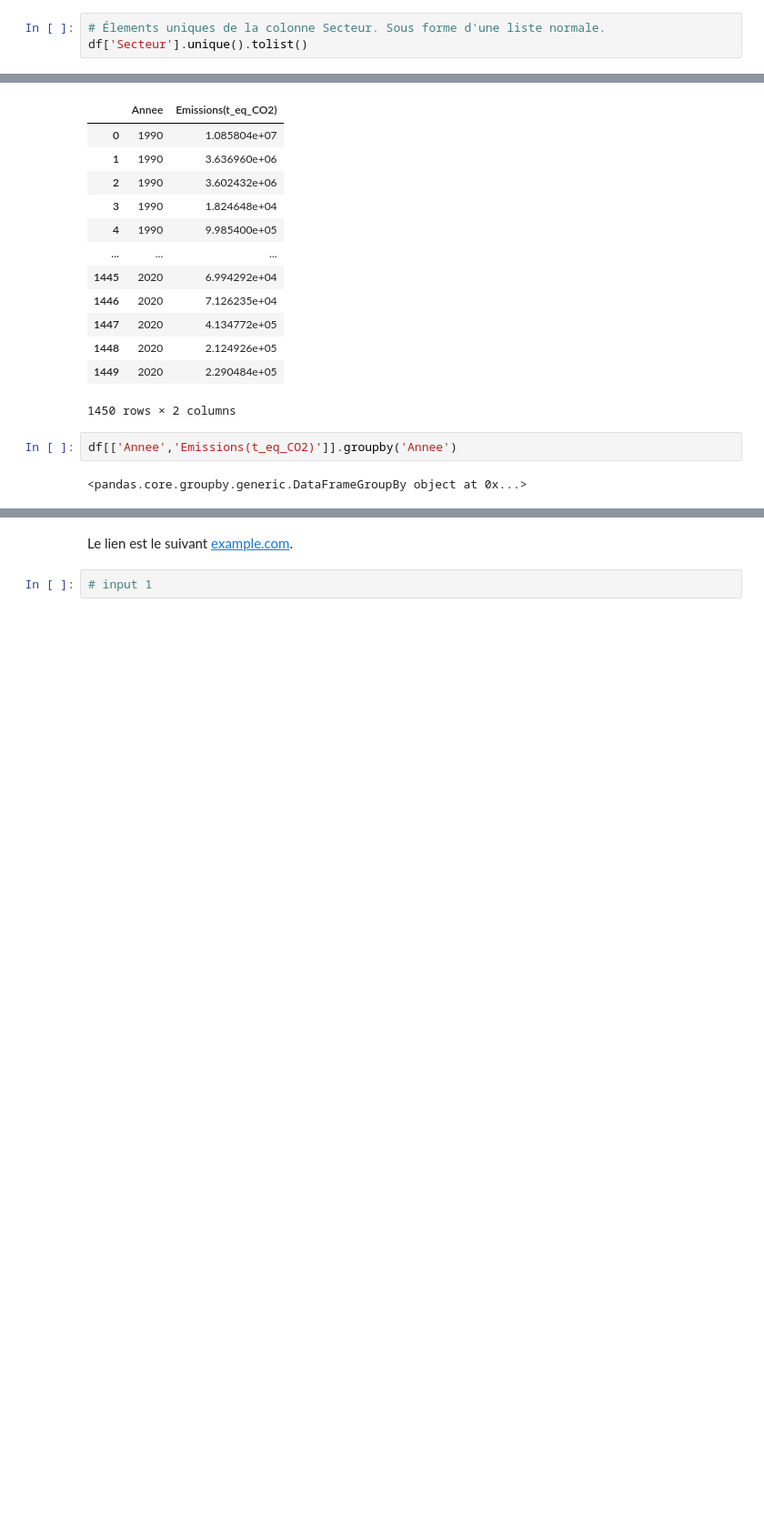
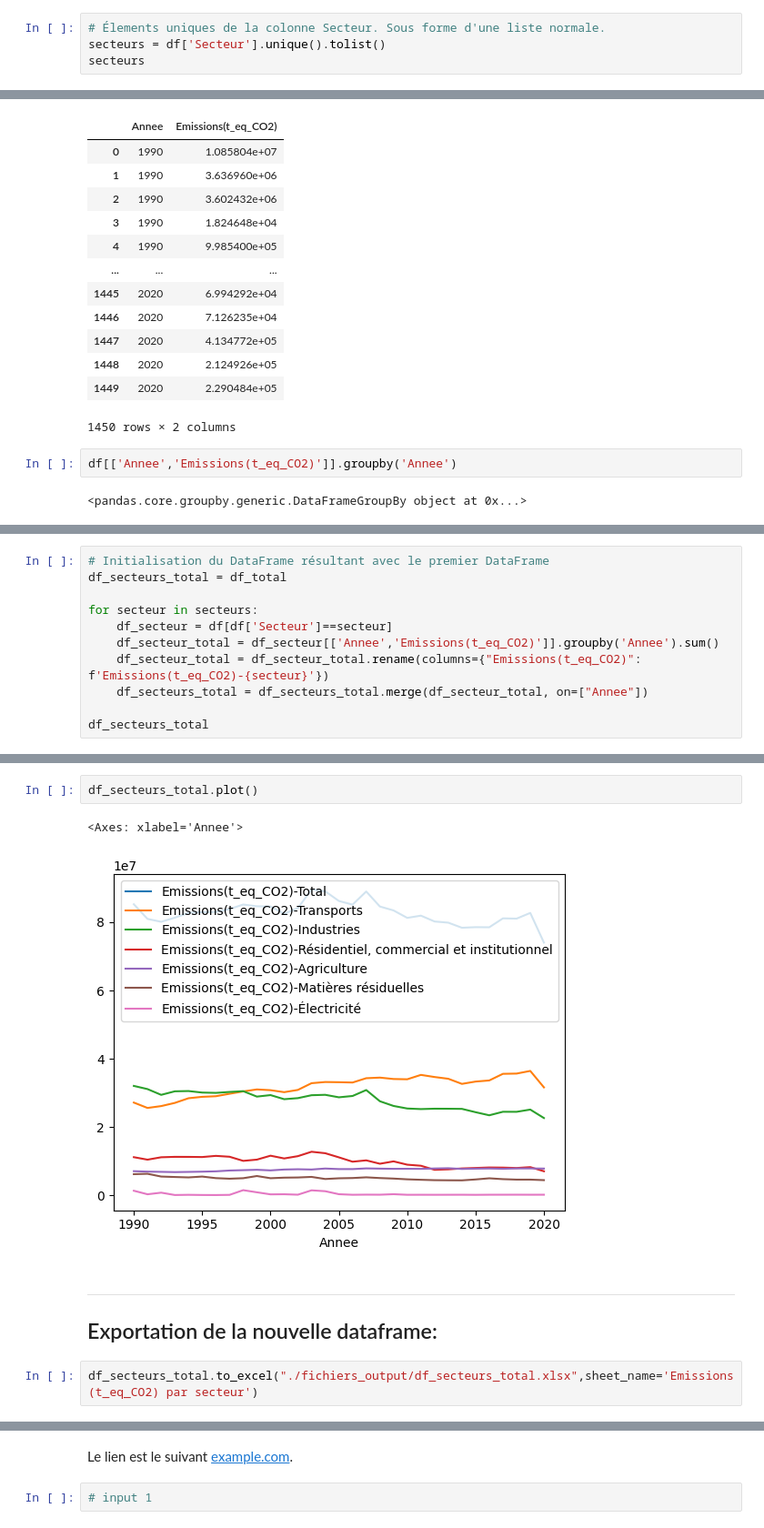
Before and after one commit to benjamingosselincliche/sciencesdelanature-garneau-catalogue-jupyter, a Jupyter notebook: catalogue/201-SN2-05-Ecologie/Les_GES_au_Quebec/Les_GES_au_Quebec.ipynb, the cells around one changed output, grey strips where cells are left out. Shown at 91% size. Drawn from its saved outputs; the diff is of its cells as text; blank space fills up the shorter version.

```diff
--- a/catalogue/201-SN2-05-Ecologie/Les_GES_au_Quebec/Les_GES_au_Quebec.ipynb
+++ b/catalogue/201-SN2-05-Ecologie/Les_GES_au_Quebec/Les_GES_au_Quebec.ipynb
@@ -109,7 +110,8 @@ RangeIndex(start=0, stop=1450, step=1)
 df['Annee'];
 # %%
 # Élements uniques de la colonne Secteur. Sous forme d'une liste normale.
-df['Secteur'].unique().tolist()
+secteurs = df['Secteur'].unique().tolist()
+secteurs
 # %% [output]
 ['Transports',
  'Industries',
@@ -203,0 +235,11 @@ result.plot()
+# %%
+# Initialisation du DataFrame résultant avec le premier DataFrame
+df_secteurs_total = df_total
+
+for secteur in secteurs:
+    df_secteur = df[df['Secteur']==secteur]
+    df_secteur_total = df_secteur[['Annee','Emissions(t_eq_CO2)']].groupby('Annee').sum()
+    df_secteur_total = df_secteur_total.rename(columns={"Emissions(t_eq_CO2)": f'Emissions(t_eq_CO2)-{secteur}'})
+    df_secteurs_total = df_secteurs_total.merge(df_secteur_total, on=["Annee"])
+
+df_secteurs_total
@@ -203,0 +265,10 @@ result.plot()
+# %%
+df_secteurs_total.plot()
+# %% [output]
+<Axes: xlabel='Annee'>
+[figure, added]
+# %% [markdown]
+---
+## Exportation de la nouvelle dataframe:
+# %%
+df_secteurs_total.to_excel("./fichiers_output/df_secteurs_total.xlsx",sheet_name='Emissions(t_eq_CO2) par secteur')
```
Also changed, not shown: parts of 18 cells of this notebook, 3 other files.
